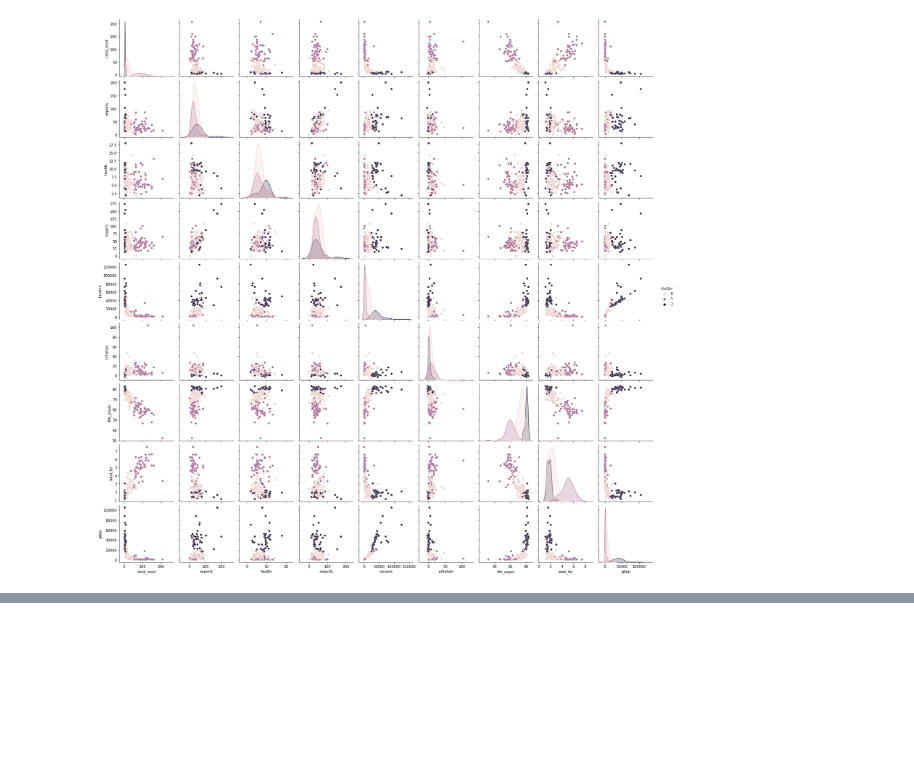
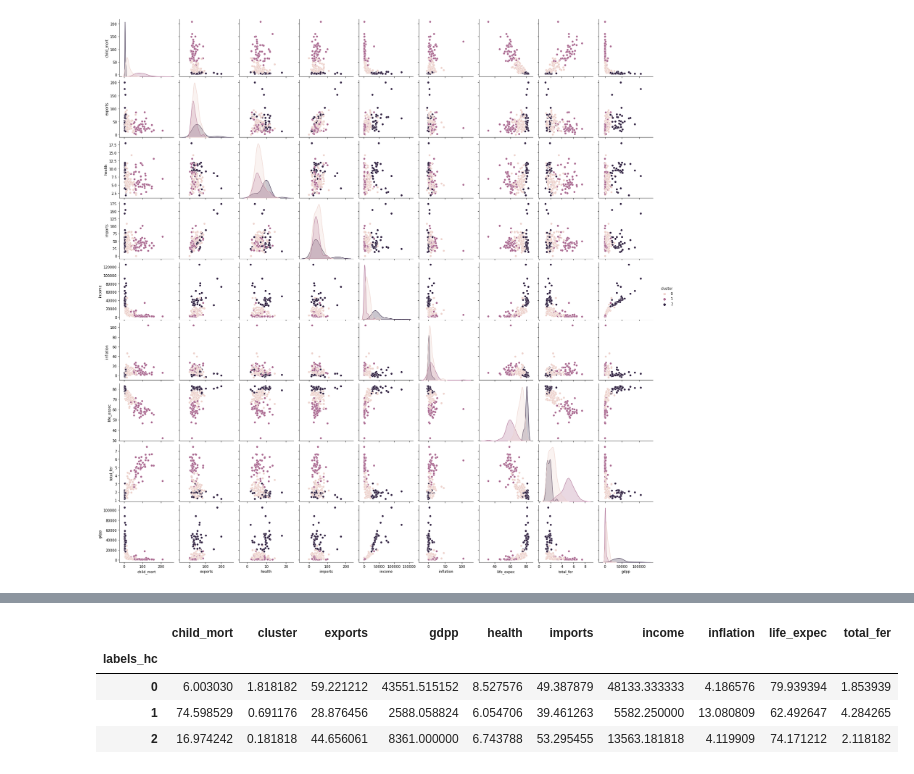
Before and after one commit to RiyaKashyap15/Country-Clustering, a Jupyter notebook: Data preprocessing & model building of Country dataset - Clustering.ipynb, the cells around one changed output, grey strips where cells are left out. Cells and saved outputs as stored; diff of their text form; code cells hidden in the pictures; blank space fills up the shorter version.

```diff
--- a/Data preprocessing & model building of Country dataset - Clustering.ipynb
+++ b/Data preprocessing & model building of Country dataset - Clustering.ipynb
@@ -530,0 +583,10 @@ sns.pairplot(data,hue = 'cluster')
+# %%
+# table of clusters showing mean values per cluster and per feature
+clusters_table = pd.pivot_table(data, index=['labels_hc'])
+clusters_table
+# %% [output]
+|  | child_mort | cluster | exports | gdpp | health | imports | income | inflation | life_expec | total_fer |
+| labels_hc |  |  |  |  |  |  |  |  |  |  |
+| 0 | 6.003030 | 1.818182 | 59.221212 | 43551.515152 | 8.527576 | 49.387879 | 48133.333333 | 4.186576 | 79.939394 | 1.853939 |
+| 1 | 74.598529 | 0.691176 | 28.876456 | 2588.058824 | 6.054706 | 39.461263 | 5582.250000 | 13.080809 | 62.492647 | 4.284265 |
+| 2 | 16.974242 | 0.181818 | 44.656061 | 8361.000000 | 6.743788 | 53.295455 | 13563.181818 | 4.119909 | 74.171212 | 2.118182 |
```
Also changed, not shown: parts of 18 cells of this notebook.
